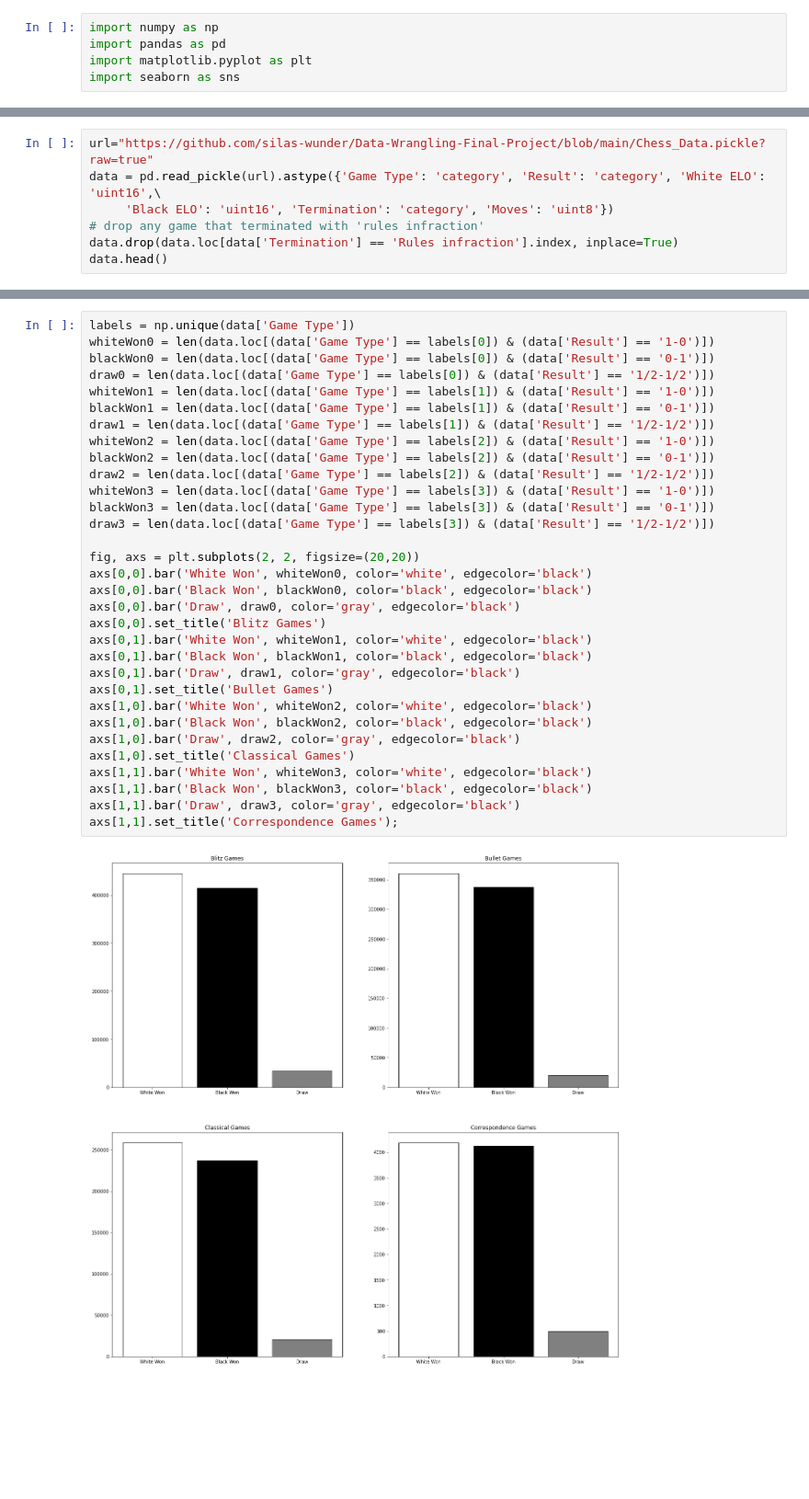
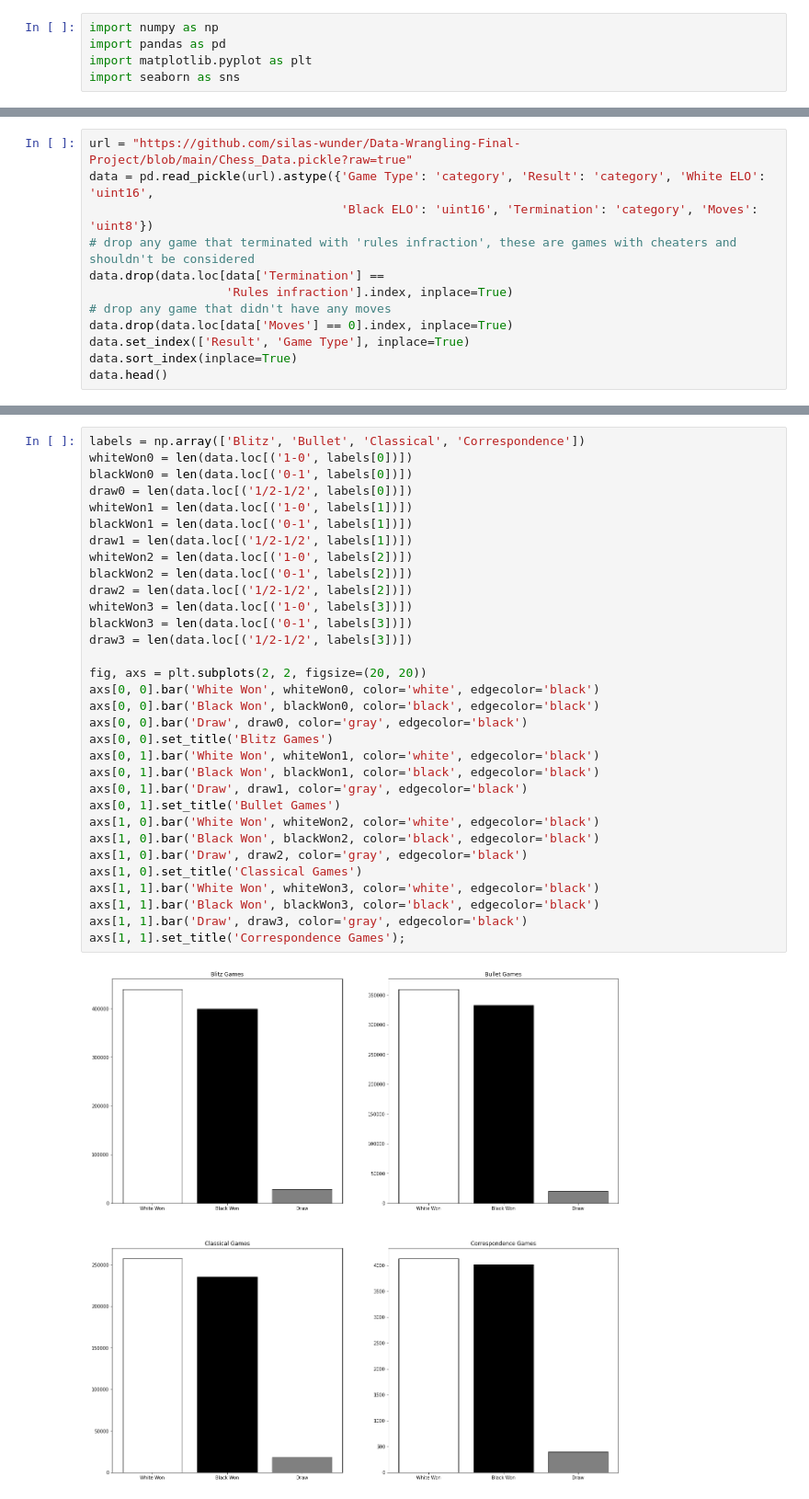
Before and after one commit to silas-wunder/Data-Wrangling-Final-Project, a Jupyter notebook: data_analysis.ipynb, the cells around one changed output, grey strips where cells are left out. Shown at 92% size. Drawn from its saved outputs; the diff is of its cells as text; blank space fills up the shorter version.

```diff
--- a/data_analysis.ipynb
+++ b/data_analysis.ipynb
@@ -10,8 +6,13 @@ Let's grab our cleaned data and put it in a pandas DataFrame. Let's remove the g
 # %%
-url="https://github.com/silas-wunder/Data-Wrangling-Final-Project/blob/main/Chess_Data.pickle?raw=true"
-data = pd.read_pickle(url).astype({'Game Type': 'category', 'Result': 'category', 'White ELO': 'uint16',\
-     'Black ELO': 'uint16', 'Termination': 'category', 'Moves': 'uint8'})
-# drop any game that terminated with 'rules infraction'
-data.drop(data.loc[data['Termination'] == 'Rules infraction'].index, inplace=True)
+url = "https://github.com/silas-wunder/Data-Wrangling-Final-Project/blob/main/Chess_Data.pickle?raw=true"
+data = pd.read_pickle(url).astype({'Game Type': 'category', 'Result': 'category', 'White ELO': 'uint16',
+                                   'Black ELO': 'uint16', 'Termination': 'category', 'Moves': 'uint8'})
+# drop any game that terminated with 'rules infraction', these are games with cheaters and shouldn't be considered
+data.drop(data.loc[data['Termination'] ==
+                   'Rules infraction'].index, inplace=True)
+# drop any game that didn't have any moves
+data.drop(data.loc[data['Moves'] == 0].index, inplace=True)
+data.set_index(['Result', 'Game Type'], inplace=True)
+data.sort_index(inplace=True)
 data.head()
 # %% [output]
@@ -37,34 +33,34 @@ Note: we could also break it down using `Time Control`, though `Game Type` encap
 # %%
-labels = np.unique(data['Game Type'])
-whiteWon0 = len(data.loc[(data['Game Type'] == labels[0]) & (data['Result'] == '1-0')])
-blackWon0 = len(data.loc[(data['Game Type'] == labels[0]) & (data['Result'] == '0-1')])
-draw0 = len(data.loc[(data['Game Type'] == labels[0]) & (data['Result'] == '1/2-1/2')])
-whiteWon1 = len(data.loc[(data['Game Type'] == labels[1]) & (data['Result'] == '1-0')])
-blackWon1 = len(data.loc[(data['Game Type'] == labels[1]) & (data['Result'] == '0-1')])
-draw1 = len(data.loc[(data['Game Type'] == labels[1]) & (data['Result'] == '1/2-1/2')])
-whiteWon2 = len(data.loc[(data['Game Type'] == labels[2]) & (data['Result'] == '1-0')])
-blackWon2 = len(data.loc[(data['Game Type'] == labels[2]) & (data['Result'] == '0-1')])
-draw2 = len(data.loc[(data['Game Type'] == labels[2]) & (data['Result'] == '1/2-1/2')])
-whiteWon3 = len(data.loc[(data['Game Type'] == labels[3]) & (data['Result'] == '1-0')])
-blackWon3 = len(data.loc[(data['Game Type'] == labels[3]) & (data['Result'] == '0-1')])
-draw3 = len(data.loc[(data['Game Type'] == labels[3]) & (data['Result'] == '1/2-1/2')])
+labels = np.array(['Blitz', 'Bullet', 'Classical', 'Correspondence'])
+whiteWon0 = len(data.loc[('1-0', labels[0])])
+blackWon0 = len(data.loc[('0-1', labels[0])])
+draw0 = len(data.loc[('1/2-1/2', labels[0])])
+whiteWon1 = len(data.loc[('1-0', labels[1])])
+blackWon1 = len(data.loc[('0-1', labels[1])])
+draw1 = len(data.loc[('1/2-1/2', labels[1])])
+whiteWon2 = len(data.loc[('1-0', labels[2])])
+blackWon2 = len(data.loc[('0-1', labels[2])])
+draw2 = len(data.loc[('1/2-1/2', labels[2])])
+whiteWon3 = len(data.loc[('1-0', labels[3])])
+blackWon3 = len(data.loc[('0-1', labels[3])])
+draw3 = len(data.loc[('1/2-1/2', labels[3])])
 
-fig, axs = plt.subplots(2, 2, figsize=(20,20))
-axs[0,0].bar('White Won', whiteWon0, color='white', edgecolor='black')
-axs[0,0].bar('Black Won', blackWon0, color='black', edgecolor='black')
-axs[0,0].bar('Draw', draw0, color='gray', edgecolor='black')
-axs[0,0].set_title('Blitz Games')
-axs[0,1].bar('White Won', whiteWon1, color='white', edgecolor='black')
-axs[0,1].bar('Black Won', blackWon1, color='black', edgecolor='black')
-axs[0,1].bar('Draw', draw1, color='gray', edgecolor='black')
-axs[0,1].set_title('Bullet Games')
-axs[1,0].bar('White Won', whiteWon2, color='white', edgecolor='black')
-axs[1,0].bar('Black Won', blackWon2, color='black', edgecolor='black')
-axs[1,0].bar('Draw', draw2, color='gray', edgecolor='black')
-axs[1,0].set_title('Classical Games')
-axs[1,1].bar('White Won', whiteWon3, color='white', edgecolor='black')
-axs[1,1].bar('Black Won', blackWon3, color='black', edgecolor='black')
-axs[1,1].bar('Draw', draw3, color='gray', edgecolor='black')
-axs[1,1].set_title('Correspondence Games');
+fig, axs = plt.subplots(2, 2, figsize=(20, 20))
+axs[0, 0].bar('White Won', whiteWon0, color='white', edgecolor='black')
+axs[0, 0].bar('Black Won', blackWon0, color='black', edgecolor='black')
+axs[0, 0].bar('Draw', draw0, color='gray', edgecolor='black')
+axs[0, 0].set_title('Blitz Games')
+axs[0, 1].bar('White Won', whiteWon1, color='white', edgecolor='black')
+axs[0, 1].bar('Black Won', blackWon1, color='black', edgecolor='black')
+axs[0, 1].bar('Draw', draw1, color='gray', edgecolor='black')
+axs[0, 1].set_title('Bullet Games')
+axs[1, 0].bar('White Won', whiteWon2, color='white', edgecolor='black')
+axs[1, 0].bar('Black Won', blackWon2, color='black', edgecolor='black')
+axs[1, 0].bar('Draw', draw2, color='gray', edgecolor='black')
+axs[1, 0].set_title('Classical Games')
+axs[1, 1].bar('White Won', whiteWon3, color='white', edgecolor='black')
+axs[1, 1].bar('Black Won', blackWon3, color='black', edgecolor='black')
+axs[1, 1].bar('Draw', draw3, color='gray', edgecolor='black')
+axs[1, 1].set_title('Correspondence Games');
 # %% [output]
-[figure, old version]
+[figure, new version]
```
Also changed, not shown: parts of 17 cells of this notebook.
